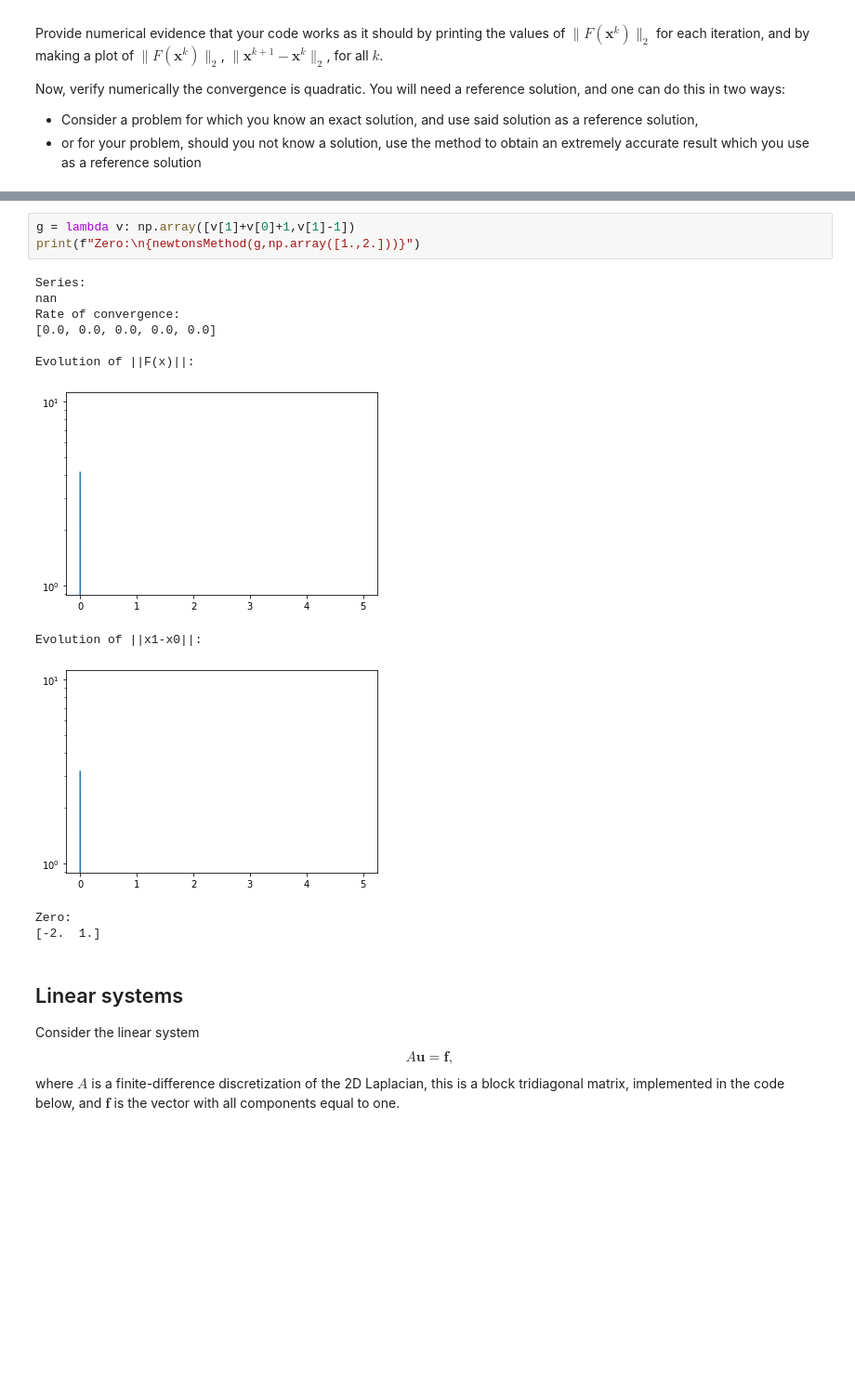
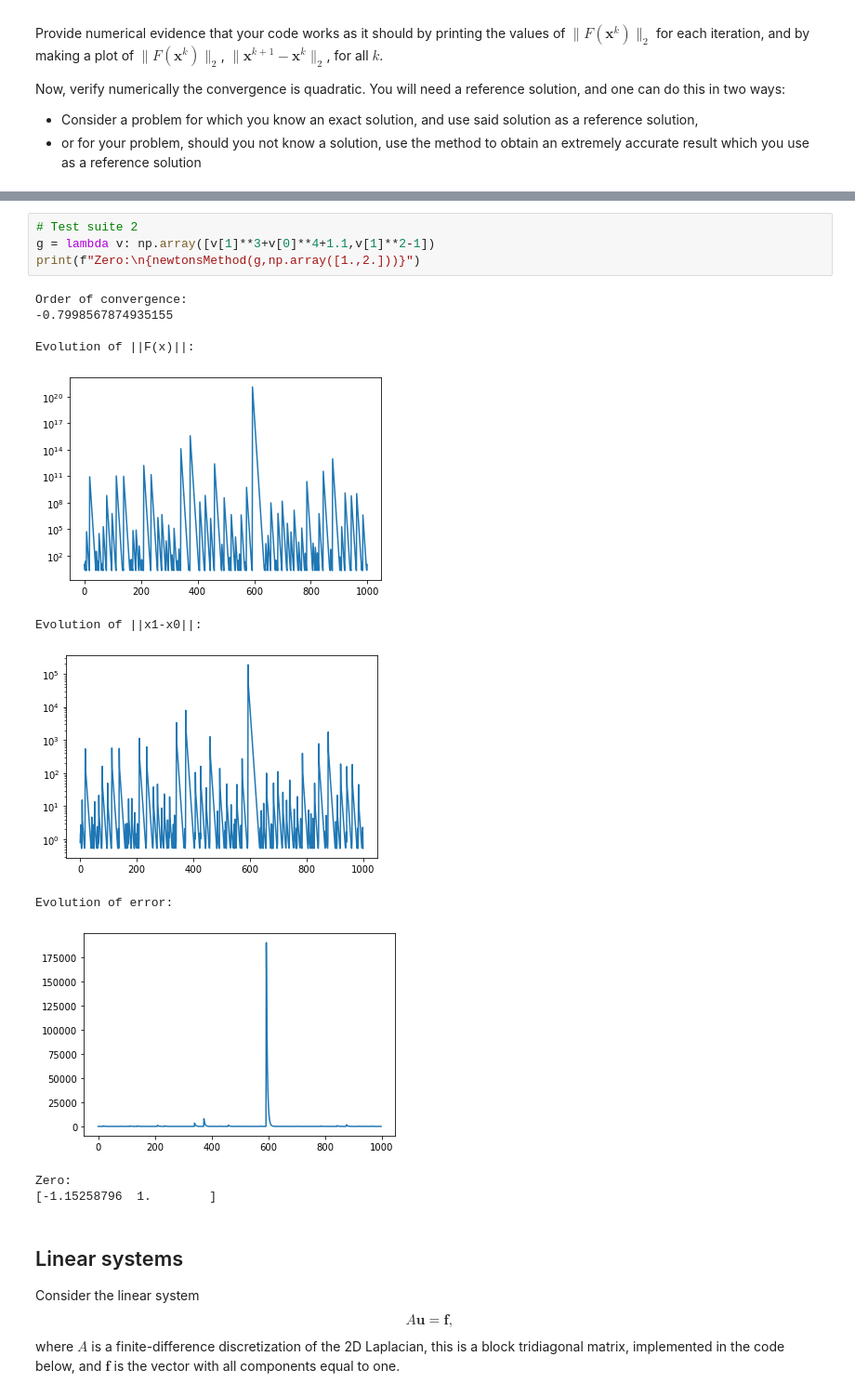
Before and after one commit to CelestialCry/Numerical-Methods, a Jupyter notebook: Øving/Assignment1.ipynb, the cells around one changed output, grey strips where cells are left out. Shown at 93% size. Cells and saved outputs as stored; diff of their text form; blank space fills up the shorter version.

```diff
--- a/Øving/Assignment1.ipynb
+++ b/Øving/Assignment1.ipynb
@@ -93,18 +119,19 @@ Zero:
 # %%
-g = lambda v: np.array([v[1]+v[0]+1,v[1]-1])
+# Test suite 2
+g = lambda v: np.array([v[1]**3+v[0]**4+1.1,v[1]**2-1])
 print(f"Zero:\n{newtonsMethod(g,np.array([1.,2.]))}")
 # %% [output]
-Series:
-nan
-Rate of convergence:
-[0.0, 0.0, 0.0, 0.0, 0.0]
+Order of convergence:
+-0.7998567874935155
 
 Evolution of ||F(x)||:
-[figure, old version]
+[figure, new version]
 Evolution of ||x1-x0||:
-[figure, old version]
+[figure, new version]
-Zero:
-[-2.  1.]
+Evolution of error:
+[figure, added]
+Zero:
+[-1.15258796  1.        ]
 # %% [markdown]
 ## Linear systems
 
```
Also changed, not shown: parts of 18 cells of this notebook.
